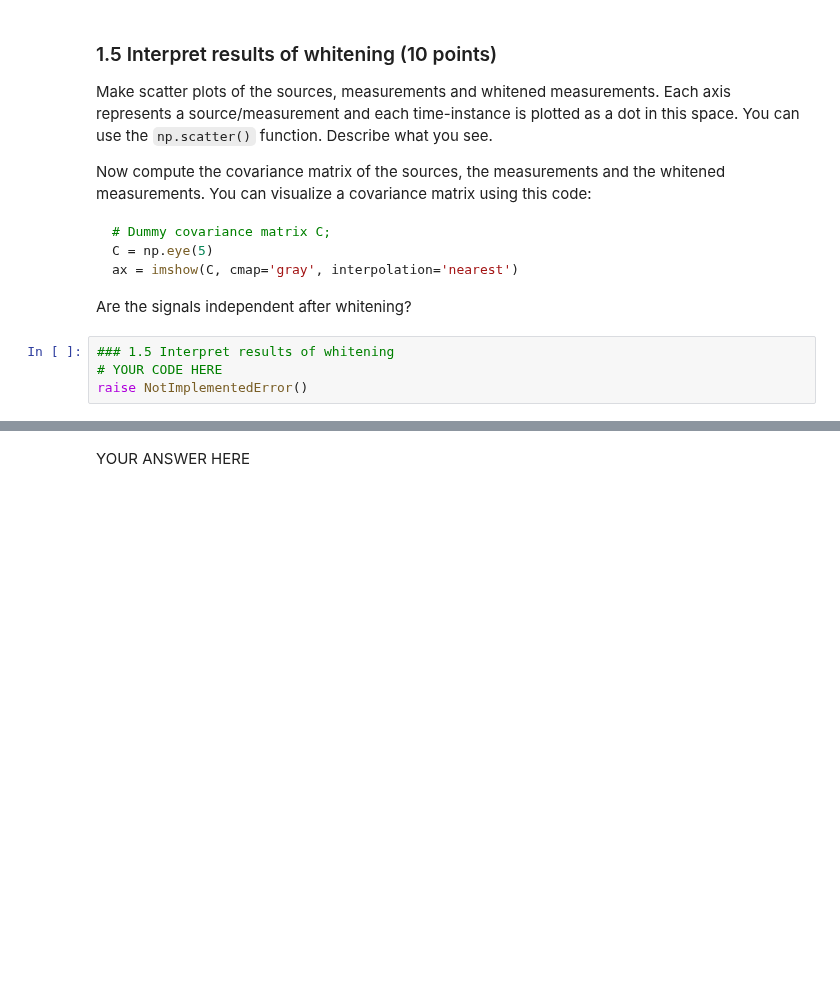
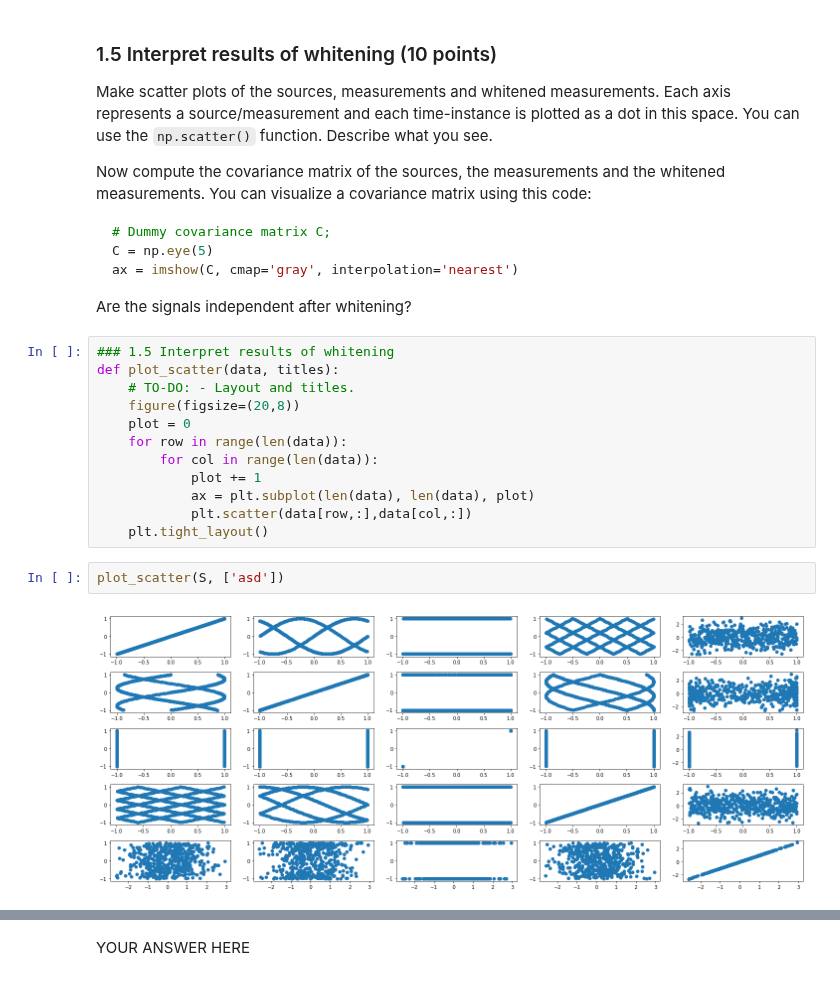
Before and after one commit to mirceamironenco/ML2_Labs, a Jupyter notebook: lab1/mircea.ipynb, the cells around one changed output, grey strips where cells are left out. Drawn from its saved outputs; the diff is of its cells as text; blank space fills up the shorter version.

Commit message:
Scatter plots for sources, correlated and decorrelated data

````diff
--- a/lab1/mircea.ipynb
+++ b/lab1/mircea.ipynb
@@ -275,7 +278,19 @@ ax = imshow(C, cmap='gray', interpolation='nearest')
 ```
 
 Are the signals independent after whitening?
-# %%
-### 1.5 Interpret results of whitening
-# YOUR CODE HERE
-raise NotImplementedError()
+# %%
+### 1.5 Interpret results of whitening
+def plot_scatter(data, titles):
+    # TO-DO: - Layout and titles.
+    figure(figsize=(20,8))
+    plot = 0
+    for row in range(len(data)):
+        for col in range(len(data)):
+            plot += 1
+            ax = plt.subplot(len(data), len(data), plot)
+            plt.scatter(data[row,:],data[col,:])
+    plt.tight_layout()
+# %%
+plot_scatter(S, ['asd'])
+# %% [output]
+[figure, added]
````
Also changed, not shown: parts of 7 cells of this notebook.
